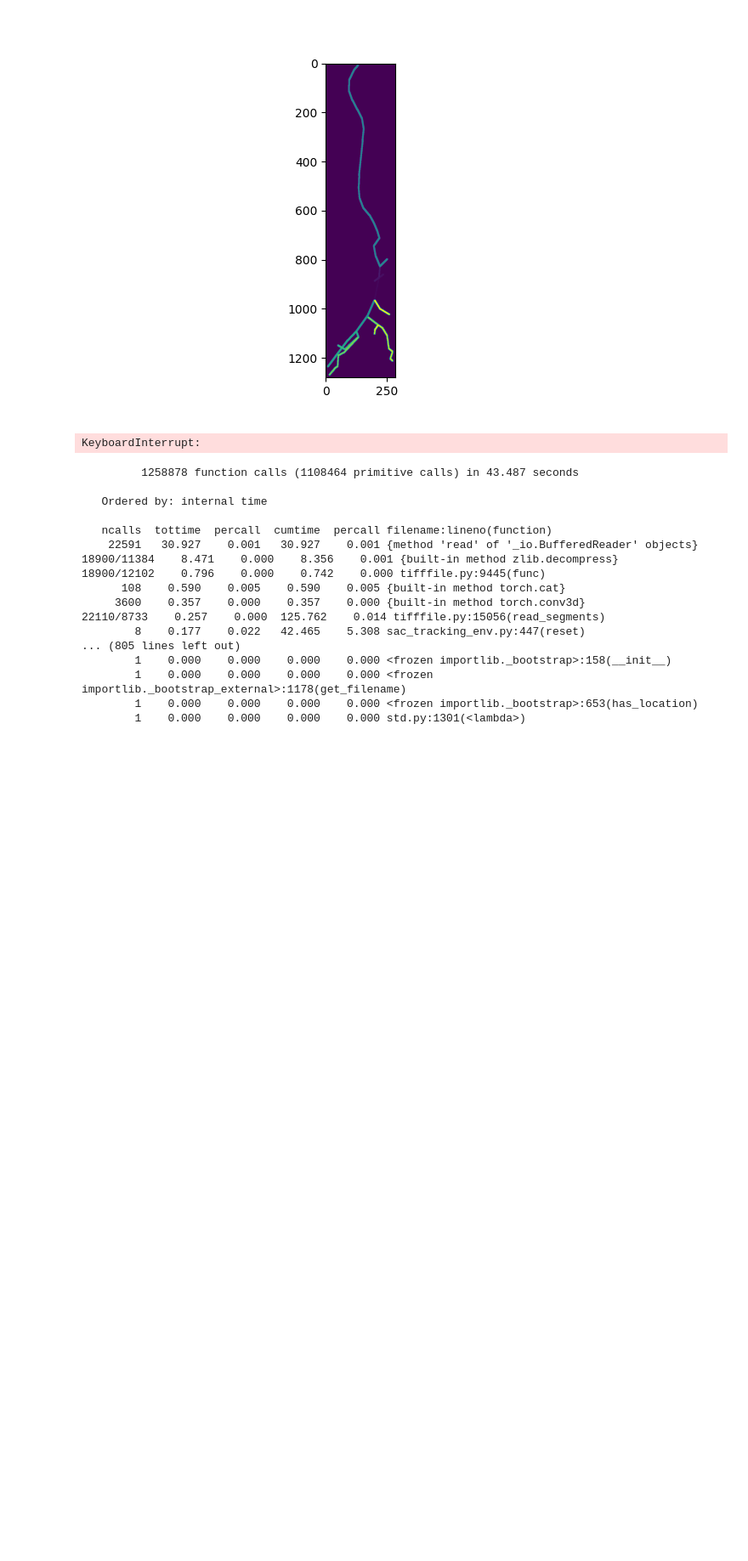
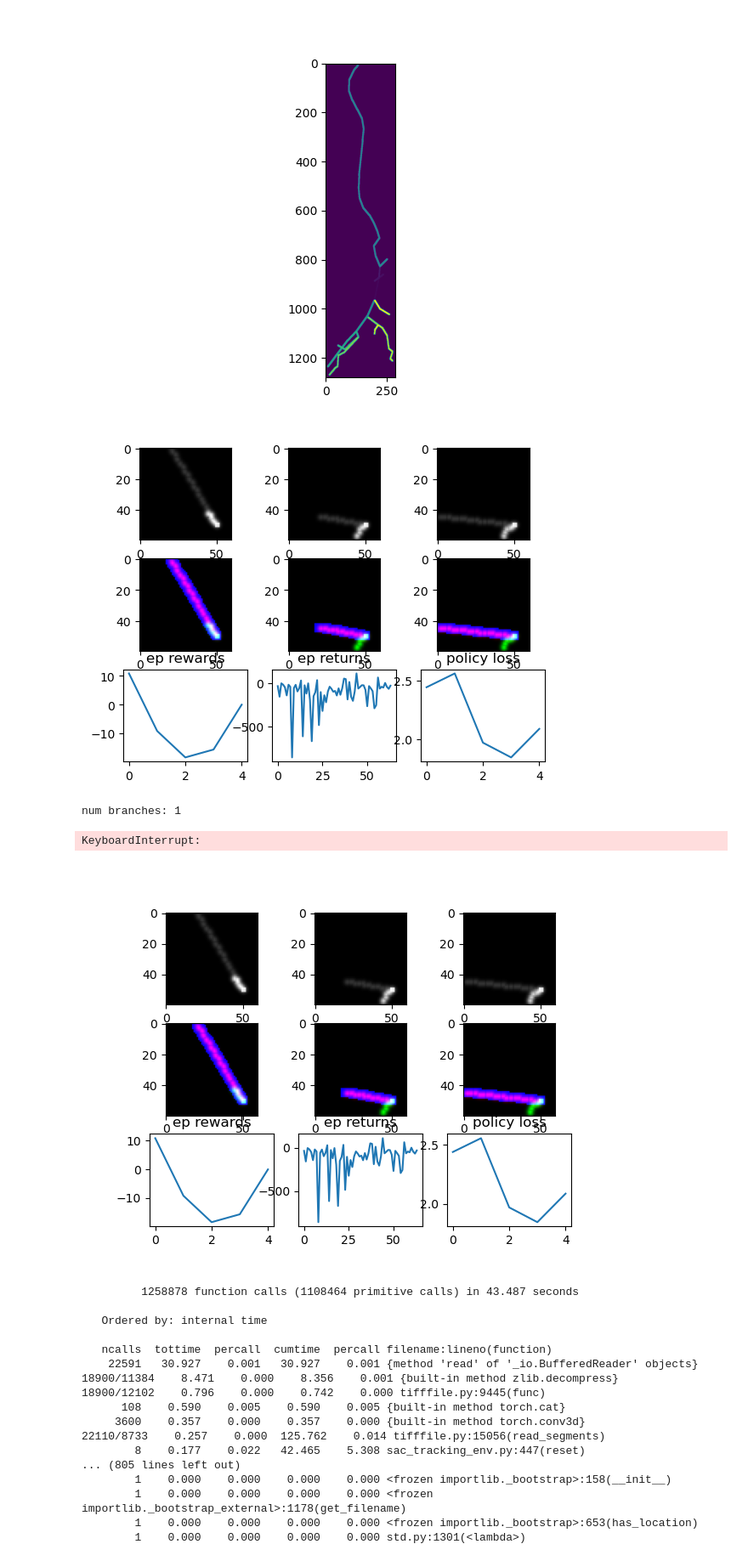
Before and after one commit to BrysonGray/neurotrack, a Jupyter notebook: notebooks/test_tracking.ipynb, the cells around one changed output. Shown at 85% size. Cells and saved outputs as stored; diff of their text form; code cells hidden in the pictures; blank space fills up the shorter version.

```diff
--- a/notebooks/test_tracking.ipynb
+++ b/notebooks/test_tracking.ipynb
@@ -83,13 +83,13 @@ plt.imshow(labels.amax(0))
 <matplotlib.image.AxesImage at 0x...>
 [figure]
 # %%
-config = '/home/brysongray/neurotrack/configs/train_sac_neuromorpho.json'
+# config = '/home/brysongray/neurotrack/configs/train_sac_neuromorpho.json'
+config = '/home/brysongray/neurotrack/configs/train_sac_simulated.json'
 with open(config) as f:
     params = json.load(f)
 
 img_path = params["img_path"]
-# outdir = params["outdir"]
-outdir = '/home/brysongray/neurotrack/notebooks/test_tracking_outputs'
+outdir = params["outdir"]
 name = params["name"]
 step_size = params["step_size"] if "step_size" in params else 1.0
 step_width = params["step_width"] if "step_width" in params else 1.0
@@ -103,6 +103,8 @@ friction = params["friction"] if "friction" in params else 1e-4
 n_episodes = params["n_episodes"] if "n_episodes" in params else 100
 init_temperature = params["init_temperature"] if "init_temperature" in params else 0.005
 target_entropy = params["target_entropy"] if "target_entropy" in params else 0.0
+repeat_starts = params["repeat_starts"] if "repeat_starts" in params else True
+section_masking = params["section_masking"] if "section_masking" in params else False
 patch_radius = 17
 
 if "classifier_weights" in params:
@@ -115,6 +117,17 @@ if "classifier_weights" in params:
 else:
     classifier = None
 
+env = Environment(img_path,
+                radius=patch_radius,
+                step_size=step_size,
+                step_width=step_width,
+                max_len=1000,
+                alpha=alpha,
+                beta=beta,
+                friction=friction,
+                repeat_starts=repeat_starts,
+                section_masking=section_masking,
+                classifier=classifier)
 
 in_channels = 4
 input_size = 2*patch_radius+1
@@ -162,11 +165,14 @@ env = Environment(img_path,
 # %%
 sac.train(env, actor, Q1, Q2, Q1_target, Q2_target, log_alpha,
-    actor_optimizer, Q1_optimizer, Q2_optimizer, log_alpha_optimizer,
-    memory, target_entropy, batch_size, gamma, tau, outdir, name,
-    show_states=False, save_snapshots=False, update_after=256,
-    updates_per_step=1, update_every=1, n_episodes=n_episodes, n_trials=1)
+        actor_optimizer, Q1_optimizer, Q2_optimizer, log_alpha_optimizer,
+        memory, target_entropy, batch_size, gamma, tau, outdir, name,
+        show_states=True, save_snapshots=False, update_after=256,
+        updates_per_step=1, update_every=1, n_episodes=200, n_trials=1)
 # %% [output]
+[figure, added]
-KeyboardInterrupt:
+num branches: 1
+KeyboardInterrupt:
+[figure, added]
 # %%
 import cProfile
 
```
Also changed, not shown: parts of 2 cells of this notebook, 7 other files.
